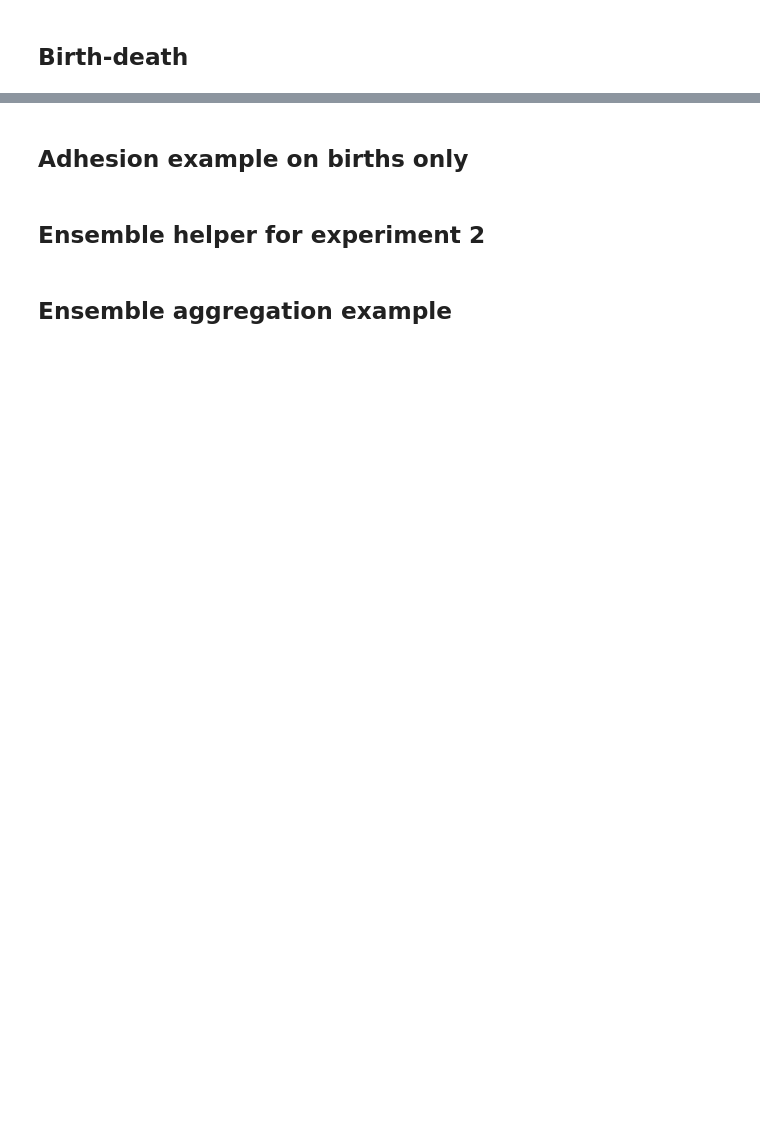
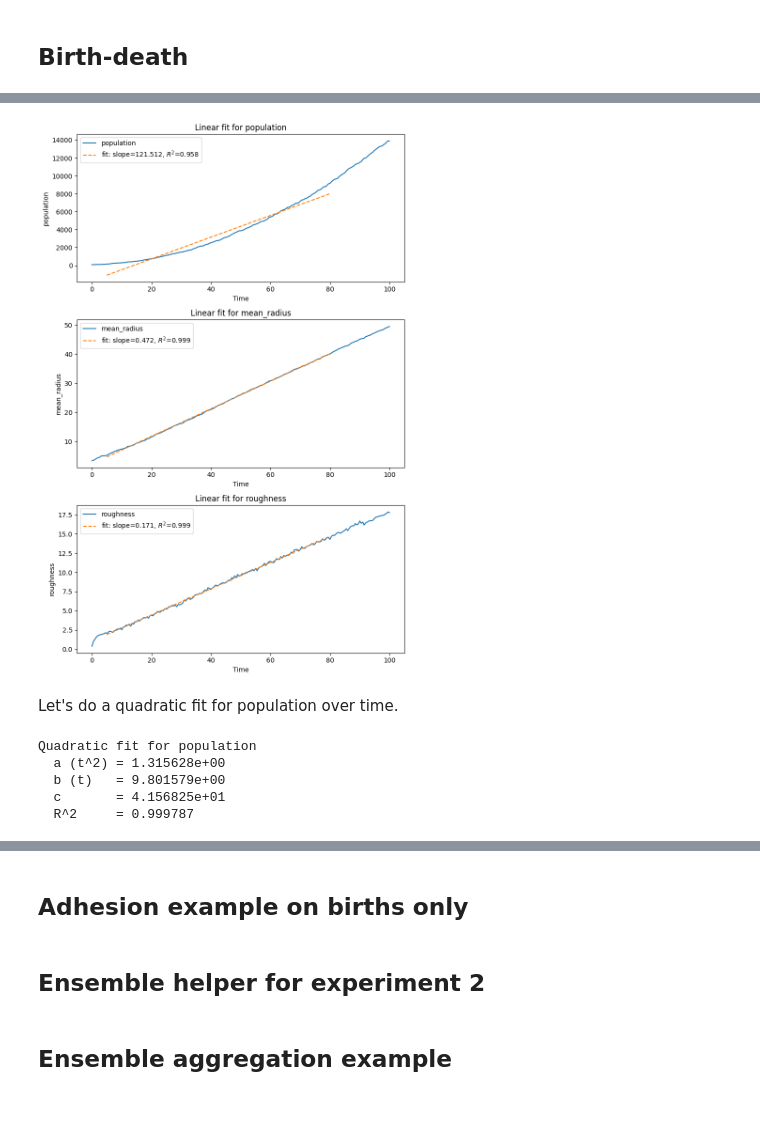
Before and after one commit to JeroFotinos/proliferating_matter, a Jupyter notebook: src/exp5--first_post-refactor_sim.ipynb, the cells around one changed output, grey strips where cells are left out. Saved outputs shown, nothing was run; the diff lists cells and outputs as text; code cells hidden in the pictures; blank space fills up the shorter version.

```diff
--- a/src/exp5--first_post-refactor_sim.ipynb
+++ b/src/exp5--first_post-refactor_sim.ipynb
@@ -255,0 +267,72 @@ KeyboardInterrupt:
+# %%
+fig, axes = plt.subplots(3, 1, figsize=(8, 12), squeeze=False)
+
+for ax, obs_name in zip(axes[:, 0], observables):
+    y = getattr(result_bd, obs_name)
+    t = result_bd.times
+
+    ax.plot(t, y, label=obs_name)
+
+    if obs_name in fit_results:
+        t_fit = fit_results[obs_name]["t_fit"]
+        y_pred = fit_results[obs_name]["y_pred"]
+        slope = fit_results[obs_name]["slope"]
+        r2 = fit_results[obs_name]["r2"]
+
+        ax.plot(
+            t_fit,
+            y_pred,
+            "--",
+            label=fr"fit: slope={slope:.3f}, $R^2$={r2:.3f}",
+        )
+
+    ax.set_xlabel("Time")
+    ax.set_ylabel(obs_name)
+    ax.set_title(f"Linear fit for {obs_name}")
+    ax.legend()
+
+plt.tight_layout()
+plt.show()
+# %% [output]
+[figure, added]
+# %% [markdown]
+Let's do a quadratic fit for population over time.
+# %%
+# Choose fitting window
+t_min = 5.0
+t_max = 90.0
+
+t = result_bd.times
+y = result_bd.population
+
+mask = (
+    np.isfinite(t)
+    & np.isfinite(y)
+    & (t >= t_min)
+    & (t <= t_max)
+)
+
+t_fit = t[mask]
+y_fit = y[mask]
+
+# Quadratic fit
+a, b, c = np.polyfit(t_fit, y_fit, deg=2)
+
+y_pred = a * t_fit**2 + b * t_fit + c
+
+# R^2
+ss_res = np.sum((y_fit - y_pred) ** 2)
+ss_tot = np.sum((y_fit - y_fit.mean()) ** 2)
+r2 = 1.0 - ss_res / ss_tot if ss_tot > 0 else np.nan
+
+print("Quadratic fit for population")
+print(f"  a (t^2) = {a:.6e}")
+print(f"  b (t)   = {b:.6e}")
+print(f"  c       = {c:.6e}")
+print(f"  R^2     = {r2:.6f}")
+# %% [output]
+Quadratic fit for population
+  a (t^2) = 1.315628e+00
+  b (t)   = 9.801579e+00
+  c       = 4.156825e+01
+  R^2     = 0.999787
```
Also changed, not shown: parts of 15 cells of this notebook, 1 other file.
